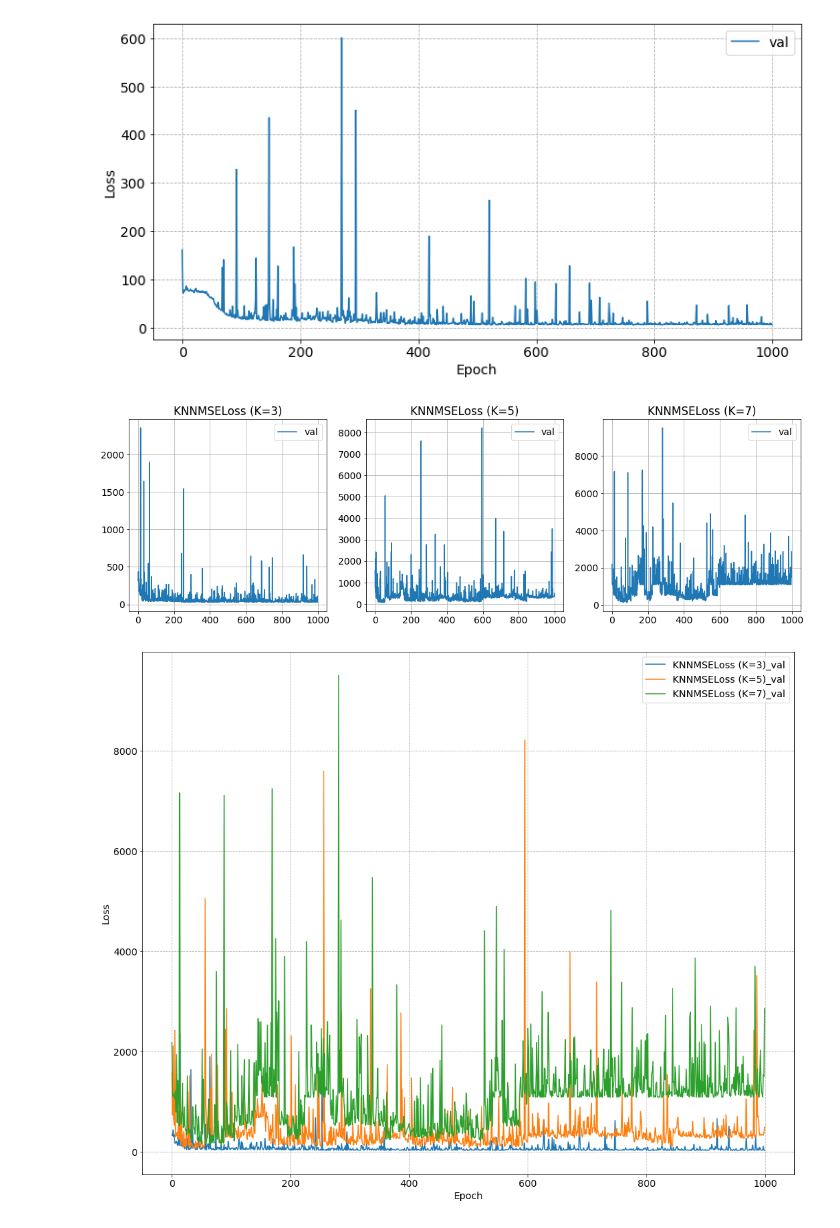
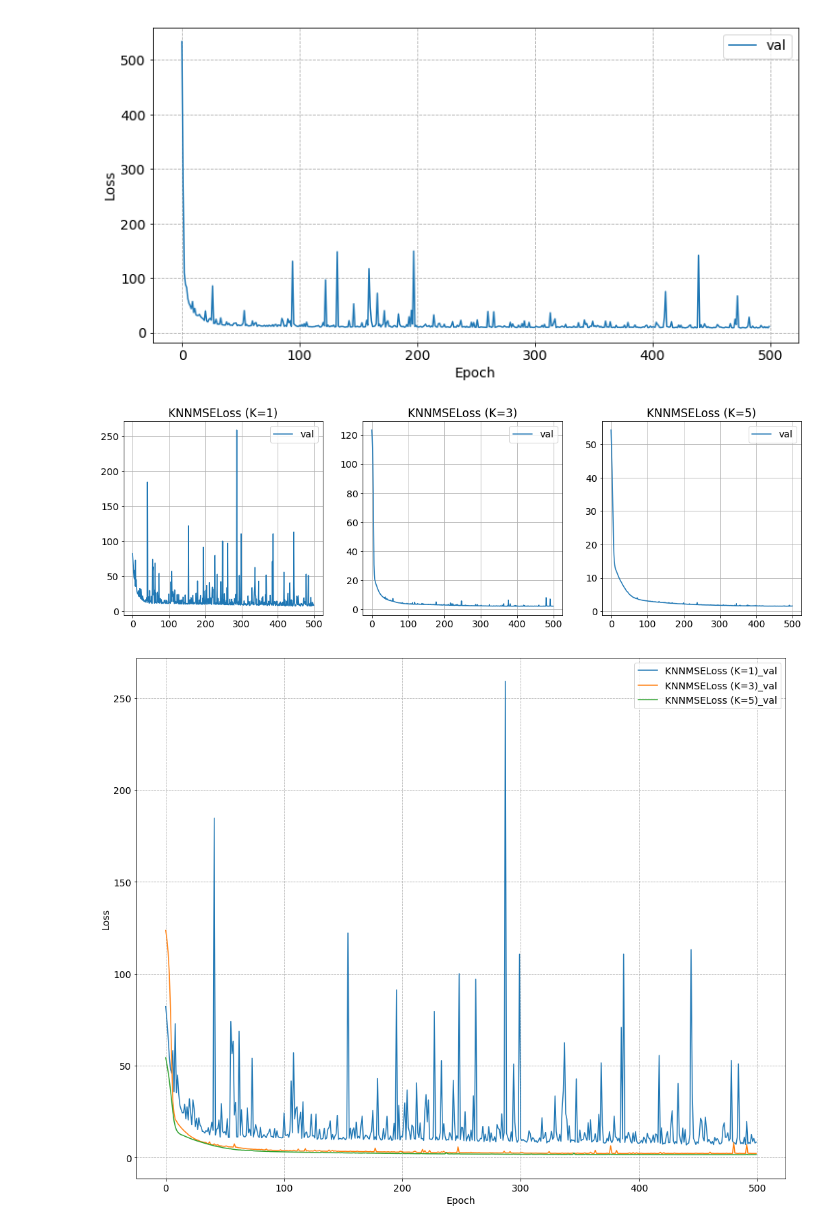
Before and after one commit to aczyzewski/CollectiveLossFunctions, a Jupyter notebook: notebooks/nb_005_knn_mse_loss.ipynb, the cells around one changed output. Cells and saved outputs as stored; diff of their text form; code cells hidden in the pictures.

Commit message:
Minor fixes in the notebooks

```diff
--- a/notebooks/nb_005_knn_mse_loss.ipynb
+++ b/notebooks/nb_005_knn_mse_loss.ipynb
@@ -38,6 +34,18 @@ y = torch.tensor(y.tolist(), dtype=torch.float32).reshape(-1, 1)
 # Split data into train/test sets
 train_x, test_x, train_y, test_y = train_test_split(x, y, test_size=0.2)
 train_x, val_x, train_y, val_y = train_test_split(train_x, train_y, test_size=0.2)
+# %%
+x = torch.from_numpy(np.ascontiguousarray(x, dtype=np.float32))
+y = torch.tensor(y.tolist(), dtype=torch.float32).reshape(-1, 1)
+
+train_x = torch.from_numpy(np.ascontiguousarray(train_x, dtype=np.float32))
+train_y = torch.tensor(train_y.tolist(), dtype=torch.float32).reshape(-1,1)
+
+test_x = torch.from_numpy(np.ascontiguousarray(test_x, dtype=np.float32))
+test_y = torch.tensor(test_y.tolist(), dtype=torch.float32).reshape(-1,1)
+
+val_x = torch.from_numpy(np.ascontiguousarray(val_x, dtype=np.float32))
+val_y = torch.tensor(val_y.tolist(), dtype=torch.float32).reshape(-1,1)
 # %%
 train_dataloader = DataLoader(TensorDataset(train_x, train_y), batch_size=32, shuffle=True)
 val_dataloader = DataLoader(TensorDataset(test_x, test_y), batch_size=32)
@@ -45,19 +53,30 @@ test_dataloader = DataLoader(TensorDataset(test_x, test_y), batch_size=1)
 # %%
 # Grid search
 losses = [('MSELoss', MSELoss(), False)]
-for k in [3, 5, 7]:
+for k in [1, 3, 5]:
     losses.append((f'KNNMSELoss (K={k})', KNNMSELoss(x, y, k=k), True))
 # %%
+from tqdm import tqdm_notebook as tqdm
+
 # Training loop
 output_data = []
+
 for lossname, lossfunc, knn_loss in losses:
 
-    model = CustomNeuralNetwork(layers=[13, 16, 4, 1], hidden_activations="sigmoid")
-    optimizer = SGD(model.parameters(), lr=0.01)
+    model = CustomNeuralNetwork(layers=[13, 16, 4, 1], hidden_activations="relu")
+    optimizer = SGD(model.parameters(), lr=0.001)
     criterion = lossfunc
 
     model, train_loss, test_loss = run_training_loop(
-        optimizer, criterion, model, train_dataloader, val_dataloader, epochs=1000, use_wandb=False, knn_loss=knn_loss, tqdm_description=lossname
+        optimizer,
+        criterion,
+        model,
+        train_dataloader,
+        val_dataloader,
+        epochs=500,
+        use_wandb=False,
+        knn_loss=knn_loss,
+        tqdm_description=lossname
     )
 
     output_data.append((model, train_loss, test_loss))
@@ -66,26 +85,26 @@ for lossname, lossfunc, knn_loss in losses:
 model, tloss, vloss = output_data[0]
 plot_values({'val': vloss})
 # %% [output]
-[figure, old version]
+[figure, new version]
 # %%
 # KNN Hinge Loss
 plt.figure(figsize=(18, 18))
 for idx, (model, tloss, vloss) in enumerate(output_data[1:]):
     plt.subplot(3, 3, idx + 1)
-    plt.grid('--')
+    plt.grid('on')
     #plt.plot(tloss, label='train')
     plt.plot(vloss, label='val')
     plt.legend()
     plt.title(losses[idx + 1][0])
 # %% [output]
-[figure, old version]
+[figure, new version]
 # %%
 plot_all_data = {}
 for idx, (model, tloss, vloss) in enumerate(output_data[1:]):
     plot_all_data[losses[idx + 1][0] + "_val"] = vloss
 plot_values(plot_all_data, size=(17, 14))
 # %% [output]
-[figure, old version]
+[figure, new version]
 # %%
 # Evaluate output
 for idx, (model, tloss, vloss) in enumerate(output_data):
```
Also changed, not shown: parts of 3 cells of this notebook, 1 other file.
